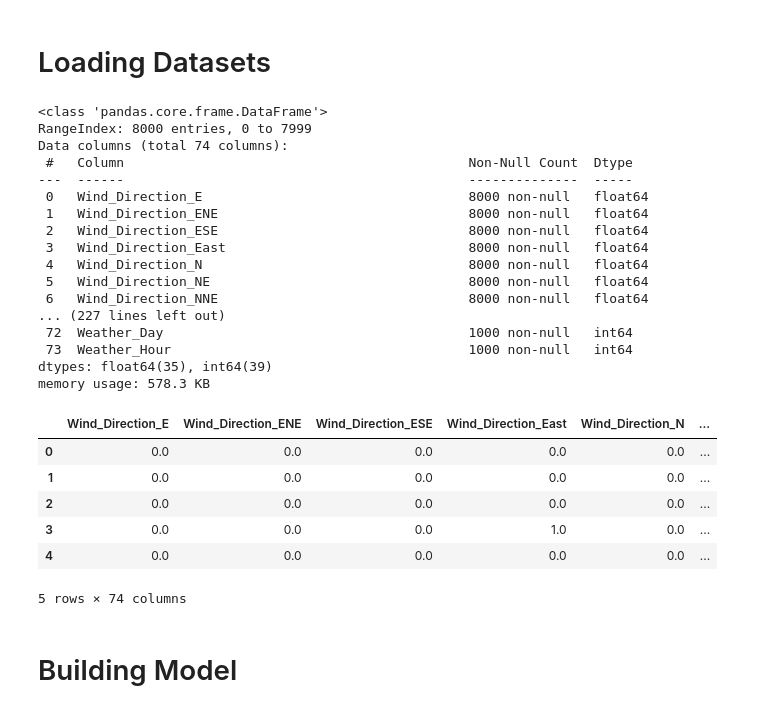
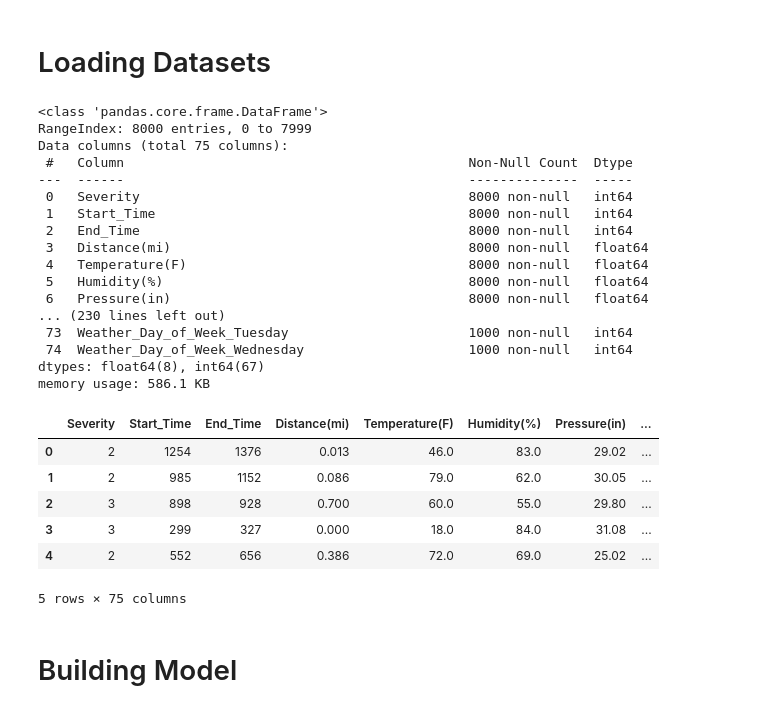
Before and after one commit to win-laeyee/traffic_accident_severity_prediction, a Jupyter notebook: SVM_Model_v2data.ipynb, the cells around one changed output. Drawn from its saved outputs; the diff is of its cells as text; code cells hidden in the pictures.

```diff
--- a/SVM_Model_v2data.ipynb
+++ b/SVM_Model_v2data.ipynb
@@ -16,42 +16,42 @@ import matplotlib.pyplot as plt
 # %% [markdown]
 # Loading Datasets
 # %%
-train_data = pd.read_csv('/content/train_data.csv')
-test_data = pd.read_csv('/content/test_data.csv')
-validate_data = pd.read_csv('/content/validate_data.csv')
+train_data = pd.read_csv('/content/train_data_v2.csv')
+test_data = pd.read_csv('/content/test_data_v2.csv')
+validate_data = pd.read_csv('/content/validate_data_v2.csv')
 
 train_data.info()
 test_data.info()
 validate_data.info()
 
 train_data.head()
 test_data.head()
 validate_data.head()
 # %% [output]
 <class 'pandas.core.frame.DataFrame'>
 RangeIndex: 8000 entries, 0 to 7999
-Data columns (total 74 columns):
+Data columns (total 75 columns):
  #   Column                                            Non-Null Count  Dtype
 ---  ------                                            --------------  -----
- 0   Wind_Direction_E                                  8000 non-null   float64
- 1   Wind_Direction_ENE                                8000 non-null   float64
- 2   Wind_Direction_ESE                                8000 non-null   float64
- 3   Wind_Direction_East                               8000 non-null   float64
- 4   Wind_Direction_N                                  8000 non-null   float64
- 5   Wind_Direction_NE                                 8000 non-null   float64
- 6   Wind_Direction_NNE                                8000 non-null   float64
-... (227 lines left out)
- 72  Weather_Day                                       1000 non-null   int64
- 73  Weather_Hour                                      1000 non-null   int64
-dtypes: float64(35), int64(39)
-memory usage: 578.3 KB
+ 0   Severity                                          8000 non-null   int64
+ 1   Start_Time                                        8000 non-null   int64
+ 2   End_Time                                          8000 non-null   int64
+ 3   Distance(mi)                                      8000 non-null   float64
+ 4   Temperature(F)                                    8000 non-null   float64
+ 5   Humidity(%)                                       8000 non-null   float64
+ 6   Pressure(in)                                      8000 non-null   float64
+... (230 lines left out)
+ 73  Weather_Day_of_Week_Tuesday                       1000 non-null   int64
+ 74  Weather_Day_of_Week_Wednesday                     1000 non-null   int64
+dtypes: float64(8), int64(67)
+memory usage: 586.1 KB
-|  | Wind_Direction_E | Wind_Direction_ENE | Wind_Direction_ESE | Wind_Direction_East | Wind_Direction_N | ... |
-| 0 | 0.0 | 0.0 | 0.0 | 0.0 | 0.0 | ... |
-| 1 | 0.0 | 0.0 | 0.0 | 0.0 | 0.0 | ... |
-| 2 | 0.0 | 0.0 | 0.0 | 0.0 | 0.0 | ... |
-| 3 | 0.0 | 0.0 | 0.0 | 1.0 | 0.0 | ... |
-| 4 | 0.0 | 0.0 | 0.0 | 0.0 | 0.0 | ... |
+|  | Severity | Start_Time | End_Time | Distance(mi) | Temperature(F) | Humidity(%) | Pressure(in) | ... |
+| 0 | 2 | 1254 | 1376 | 0.013 | 46.0 | 83.0 | 29.02 | ... |
+| 1 | 2 | 985 | 1152 | 0.086 | 79.0 | 62.0 | 30.05 | ... |
+| 2 | 3 | 898 | 928 | 0.700 | 60.0 | 55.0 | 29.80 | ... |
+| 3 | 3 | 299 | 327 | 0.000 | 18.0 | 84.0 | 31.08 | ... |
+| 4 | 2 | 552 | 656 | 0.386 | 72.0 | 69.0 | 25.02 | ... |
-5 rows × 74 columns
+5 rows × 75 columns
 # %% [markdown]
 # Building Model
 # %% [markdown]
```
Also changed, not shown: parts of 9 cells of this notebook, 2 other files.
